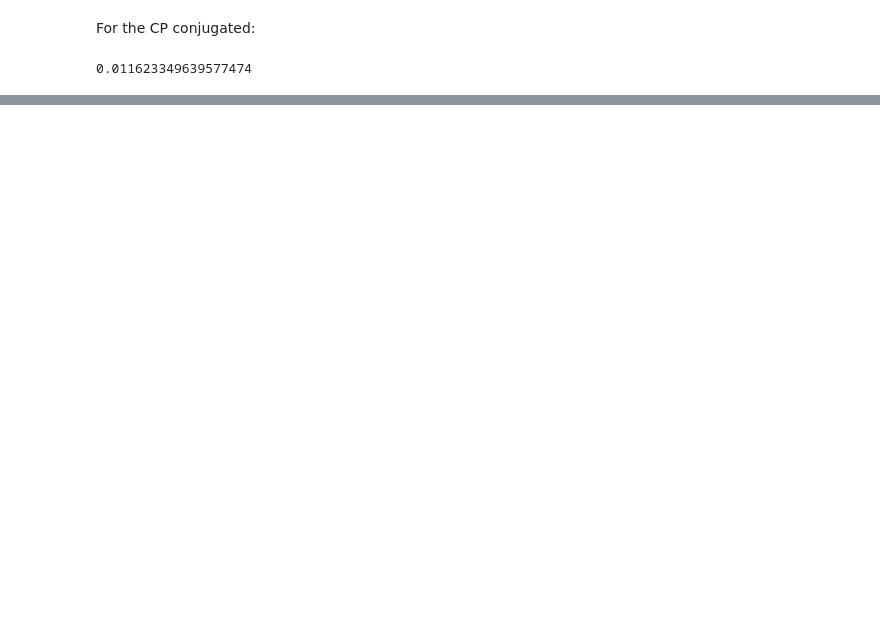
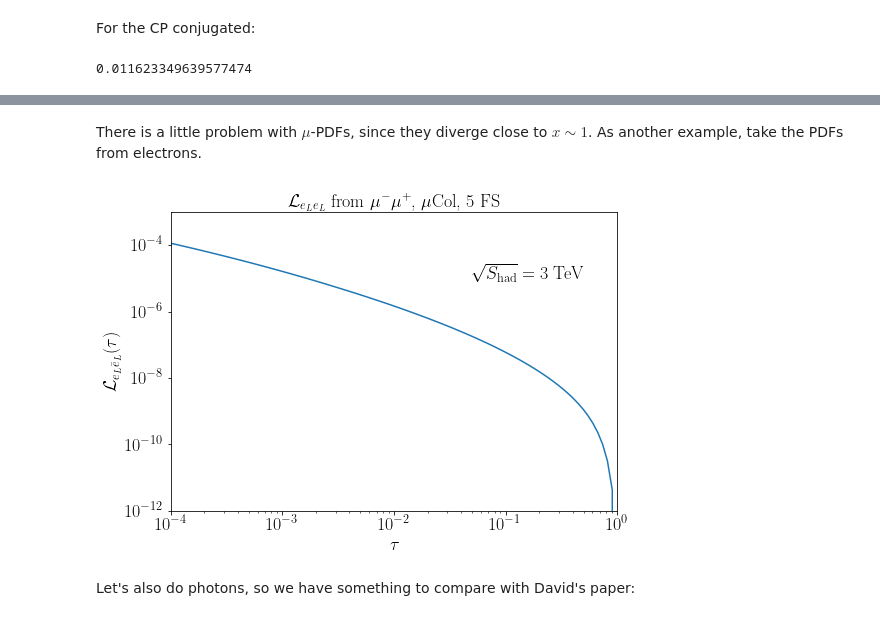
Before and after one commit to armankorajac/finite-width-lepton-colliders, a Jupyter notebook: finite-width.ipynb, the cells around one changed output, grey strips where cells are left out. Drawn from its saved outputs; the diff is of its cells as text; code cells hidden in the pictures; blank space fills up the shorter version.

```diff
--- a/finite-width.ipynb
+++ b/finite-width.ipynb
@@ -384,0 +478,23 @@ print(lepbarPDF)
+# %% [markdown]
+There is a little problem with $\mu$-PDFs, since they diverge close to $x \sim 1$.
+As another example, take the PDFs from electrons.
+# %%
+lumi_vals_eLeLbar = [parton_lumi("eL", CPconjugate("eL"), tau, np.sqrt(tau*Shad)/2) for tau in taus]
+# %%
+fig, ax = plt.subplots(1,1, figsize=(8, 5.5))
+ax.plot(taus, lumi_vals_eLeLbar)
+ax.set_title(r"$\mathcal{L}_{e_L e_L}$ from $\mu^- \mu^+$, $\mu$Col, 5 FS", fontsize = 18)
+ax.set_xlabel(r"$\tau$", fontsize = 18)
+ax.set_ylabel(r"$\mathcal{L}_{e_L \bar{e}_L}(\tau)$", fontsize = 18)
+
+ax.text(x = 0.05, y = 1e-5, s = r'$\sqrt{S_{\rm had}} = 3$ TeV', fontsize = 18)
+ax.set_xscale("log")
+ax.set_yscale("log")
+ax.set_xlim(1e-4, 1)
+ax.set_ylim(1e-12, 1e-3)
+
+plt.show()
+# %% [output]
+[figure, added]
+# %% [markdown]
+Let's also do photons, so we have something to compare with David's paper:
```
Also changed, not shown: parts of 35 cells of this notebook.
